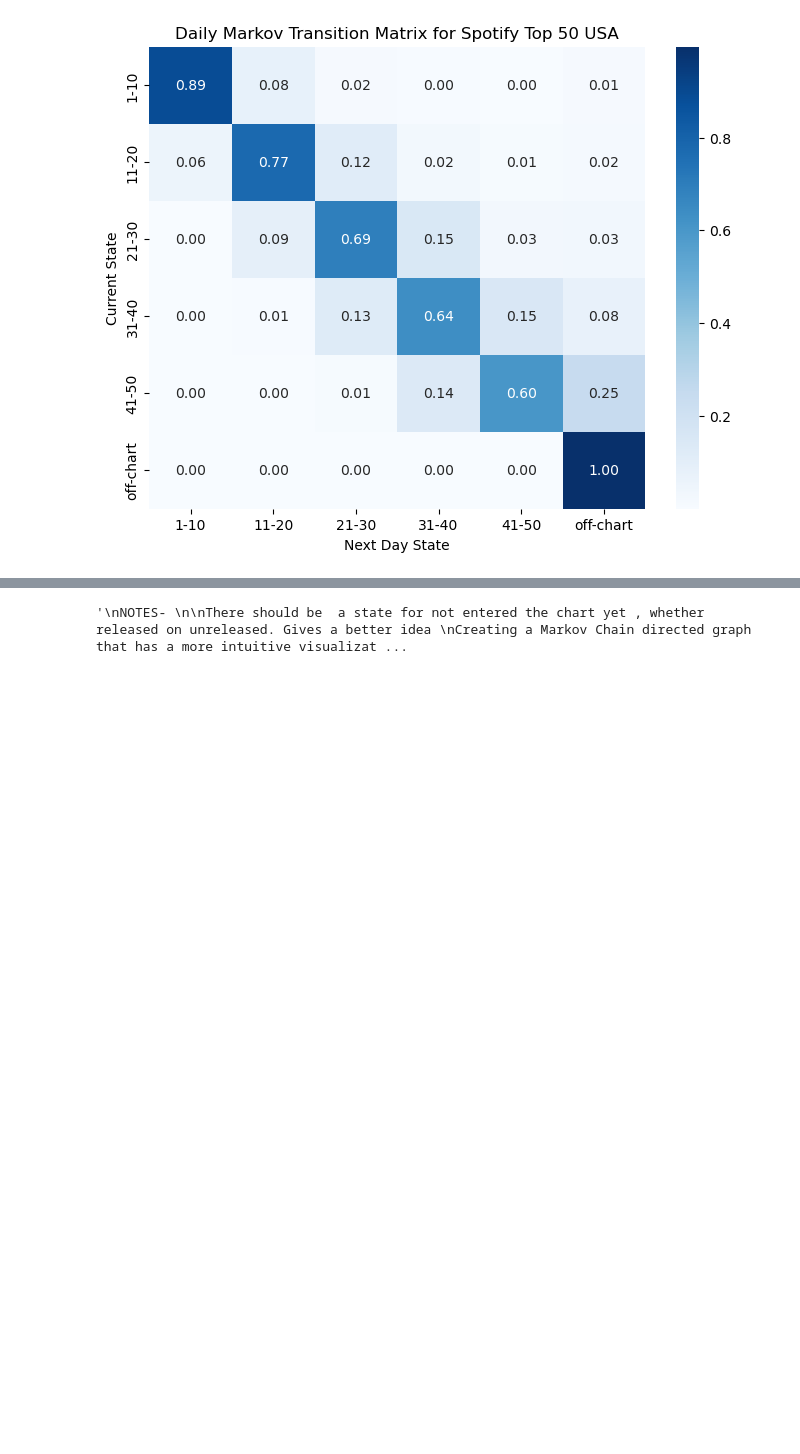
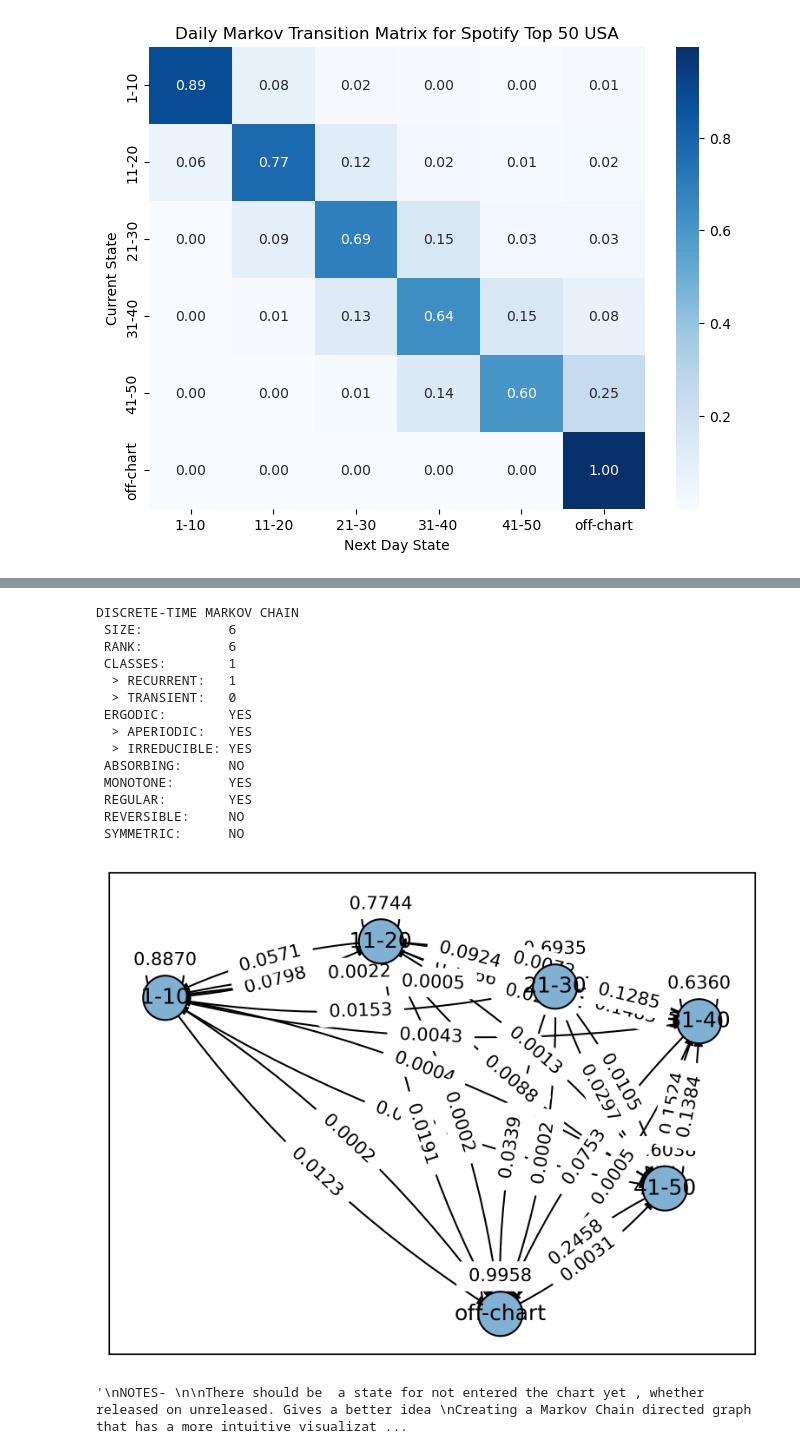
Before and after one commit to sdevarajan2006/spotify-chart-markov-chain, a Jupyter notebook: notebooks/analysis.ipynb, the cells around one changed output, grey strips where cells are left out. Saved outputs shown, nothing was run; the diff lists cells and outputs as text; code cells hidden in the pictures; blank space fills up the shorter version.

Commit message:
Fix data path, redraw chain graph, add pydtmc chain

```diff
--- a/notebooks/analysis.ipynb
+++ b/notebooks/analysis.ipynb
@@ -2,7 +2,7 @@
 import pandas as pd
 
 # path to your file
-file_path = "archive/data/spotify-streaming-top-50-usa.csv"
+file_path = "../archive/data/spotify-streaming-top-50-usa.csv"
 
 # read CSV
 df = pd.read_csv(file_path)
@@ -245,3 +300,29 @@ plt.show()
+# %%
+from pydtmc import MarkovChain, plot_graph
+
+state_order = ["1-10", "11-20", "21-30", "31-40", "41-50", "off-chart"]
+
+P = transition_matrix.reindex(index=state_order, columns=state_order).to_numpy()
+mc = MarkovChain(P, state_order)
+
+print(mc)
+plot_graph(mc, dpi=300)
+# %% [output]
+DISCRETE-TIME MARKOV CHAIN
+ SIZE:           6
+ RANK:           6
+ CLASSES:        1
+  > RECURRENT:   1
+  > TRANSIENT:   0
+ ERGODIC:        YES
+  > APERIODIC:   YES
+  > IRREDUCIBLE: YES
+ ABSORBING:      NO
+ MONOTONE:       YES
+ REGULAR:        YES
+ REVERSIBLE:     NO
+ SYMMETRIC:      NO
+[figure, added]
 # %%
 '''
 NOTES-
```
Also changed, not shown: parts of 2 cells of this notebook.
